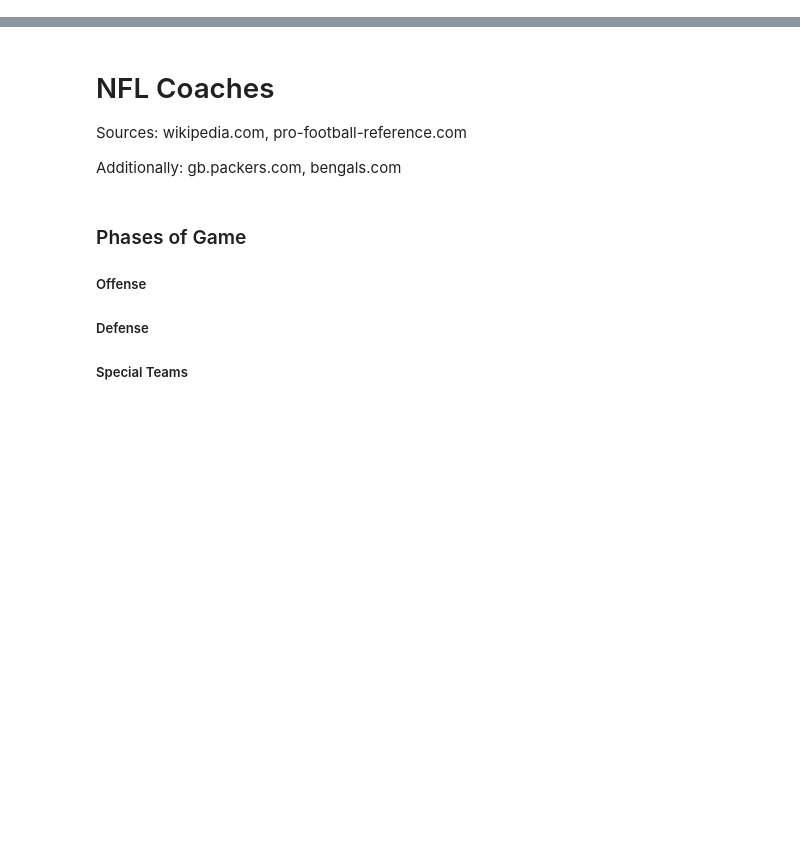
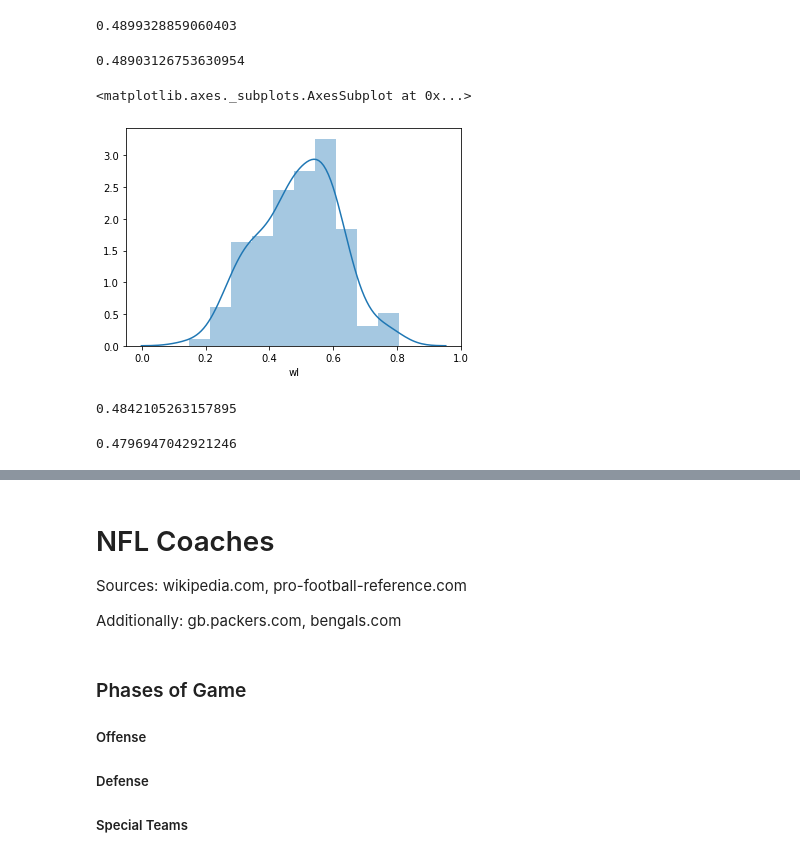
Before and after one commit to plee0117/Coaches, a Jupyter notebook: Graphs.ipynb, the cells around one changed output, grey strips where cells are left out. Cells and saved outputs as stored; diff of their text form; code cells hidden in the pictures; blank space fills up the shorter version.

```diff
--- a/Graphs.ipynb
+++ b/Graphs.ipynb
@@ -53,3 +59,20 @@ past3 = past3_m.groupby(['name','team_h','debut']).agg({'win':'sum','loss':'sum'
 past3['wl_p']=past3.win/(past3.win+past3.loss)
 past3 = past3.reset_index().rename(columns={'team_h':'team'}).drop(columns=['win','loss'])
 hp3 = pd.merge(head3,past3,how='right',on=['name','team','debut'])
+# %%
+new_hc=pd.merge(head3,hp3,how='outer',on=['name','team','wl','season','level','debut'])
+new_hc=new_hc[new_hc.position.isna()].reset_index().drop(columns=['index'])
+new_hc = new_hc[~new_hc.wl.isna()]
+# %%
+new_hc[new_hc.wl>=0.5].name.count()/new_hc.name.count()
+# %% [output]
+0.4899328859060403
+# %%
+new_hc.wl.mean()
+# %% [output]
+0.48903126753630954
+# %%
+sns.distplot(new_hc.wl)
+# %% [output]
+<matplotlib.axes._subplots.AxesSubplot at 0x...>
+[figure, added]
@@ -55,0 +81,8 @@ hp3 = pd.merge(head3,past3,how='right',on=['name','team','debut'])
+# %%
+hp3_nona[hp3_nona.wl>=0.5].name.count()/hp3_nona.name.count()
+# %% [output]
+0.4842105263157895
+# %%
+hp3_nona.wl.mean()
+# %% [output]
+0.4796947042921246
```
Also changed, not shown: parts of 33 cells of this notebook, 1 other file.
